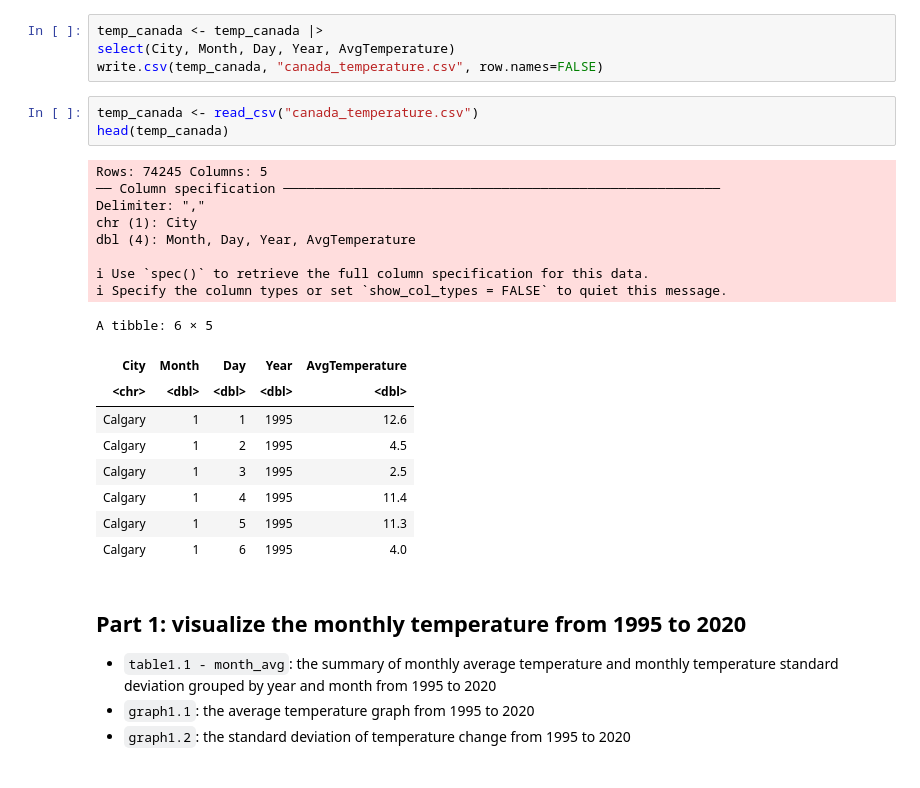
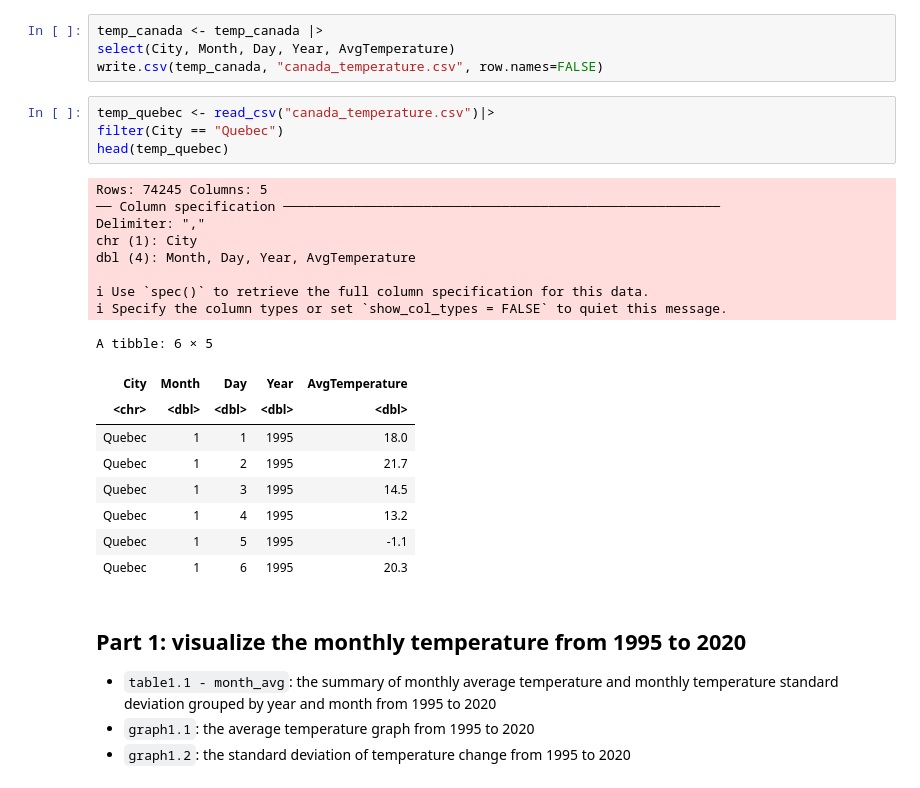
Before and after one commit to abnerbal/Canada_Temp_Hypothesis_Test, a Jupyter notebook: group_project.ipynb, the cells around one changed output. Cells and saved outputs as stored; diff of their text form.

```diff
--- a/group_project.ipynb
+++ b/group_project.ipynb
@@ -60,26 +60,27 @@ temp_canada <- temp_canada |>
 select(City, Month, Day, Year, AvgTemperature)
 write.csv(temp_canada, "canada_temperature.csv", row.names=FALSE)
 # %%
-temp_canada <- read_csv("canada_temperature.csv")
-head(temp_canada)
+temp_quebec <- read_csv("canada_temperature.csv")|>
+filter(City == "Quebec")
+head(temp_quebec)
 # %% [output]
 Rows: 74245 Columns: 5
 ── Column specification ────────────────────────────────────────────────────────
 Delimiter: ","
 chr (1): City
 dbl (4): Month, Day, Year, AvgTemperature
 
 ℹ Use `spec()` to retrieve the full column specification for this data.
 ℹ Specify the column types or set `show_col_types = FALSE` to quiet this message.
 A tibble: 6 × 5
 | City | Month | Day | Year | AvgTemperature |
 | <chr> | <dbl> | <dbl> | <dbl> | <dbl> |
-| Calgary | 1 | 1 | 1995 | 12.6 |
-| Calgary | 1 | 2 | 1995 | 4.5 |
-| Calgary | 1 | 3 | 1995 | 2.5 |
-| Calgary | 1 | 4 | 1995 | 11.4 |
-| Calgary | 1 | 5 | 1995 | 11.3 |
-| Calgary | 1 | 6 | 1995 | 4.0 |
+| Quebec | 1 | 1 | 1995 | 18.0 |
+| Quebec | 1 | 2 | 1995 | 21.7 |
+| Quebec | 1 | 3 | 1995 | 14.5 |
+| Quebec | 1 | 4 | 1995 | 13.2 |
+| Quebec | 1 | 5 | 1995 | -1.1 |
+| Quebec | 1 | 6 | 1995 | 20.3 |
 # %% [markdown]
 ## Part 1: visualize the monthly temperature from 1995 to 2020
 - `table1.1 - month_avg`: the summary of monthly average temperature and monthly temperature standard deviation grouped by year and month from 1995 to 2020
```
Also changed, not shown: parts of 6 cells of this notebook.
